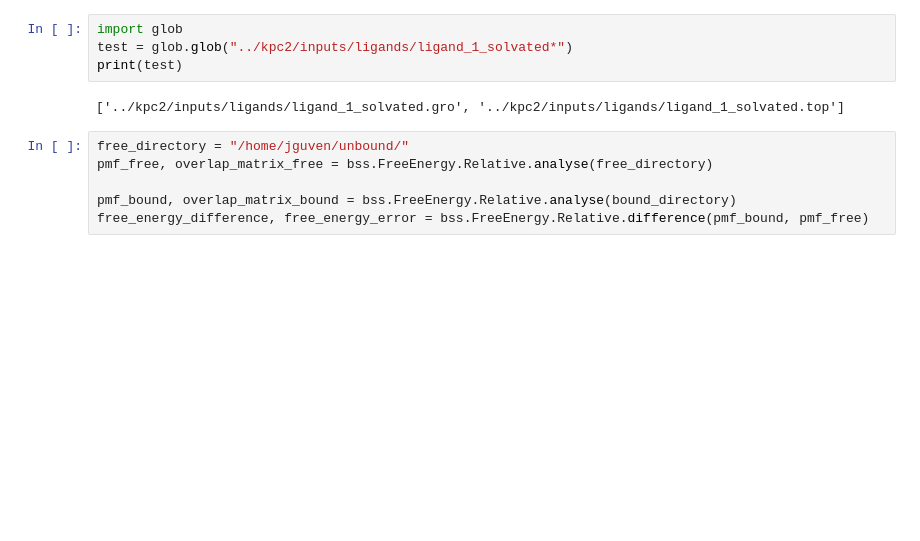
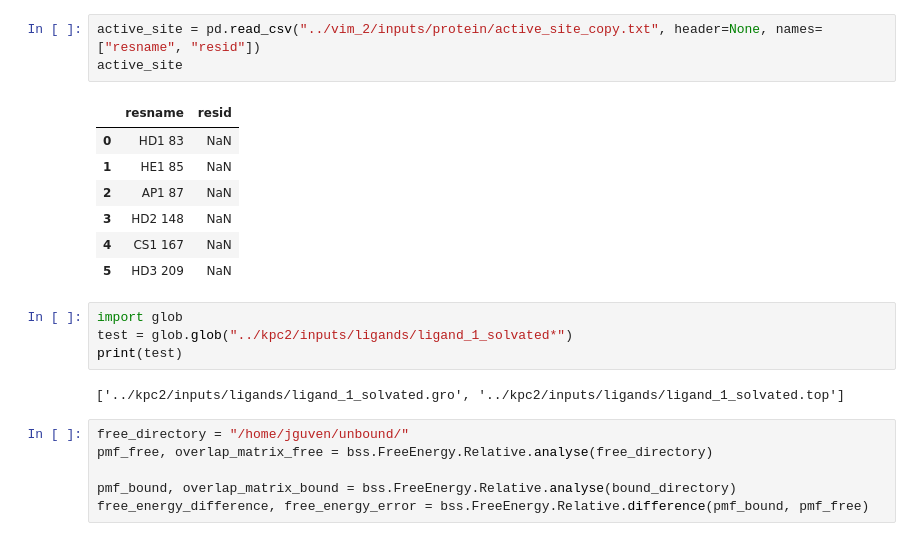
Before and after one commit to meyresearch/metalloenzymes, a Jupyter notebook: scripts/sanity_check.ipynb, the cells around one changed output. Drawn from its saved outputs; the diff is of its cells as text; blank space fills up the shorter version.

```diff
--- a/scripts/sanity_check.ipynb
+++ b/scripts/sanity_check.ipynb
@@ -9,3 +138,14 @@ import BioSimSpace as bss
+# %%
+active_site = pd.read_csv("../vim_2/inputs/protein/active_site_copy.txt", header=None, names=["resname", "resid"])
+active_site
+# %% [output]
+|  | resname | resid |
+| 0 | HD1 83 | NaN |
+| 1 | HE1 85 | NaN |
+| 2 | AP1 87 | NaN |
+| 3 | HD2 148 | NaN |
+| 4 | CS1 167 | NaN |
+| 5 | HD3 209 | NaN |
 # %%
 import glob
 test = glob.glob("../kpc2/inputs/ligands/ligand_1_solvated*")
```
Also changed, not shown: parts of 12 cells of this notebook, 50 other files.
